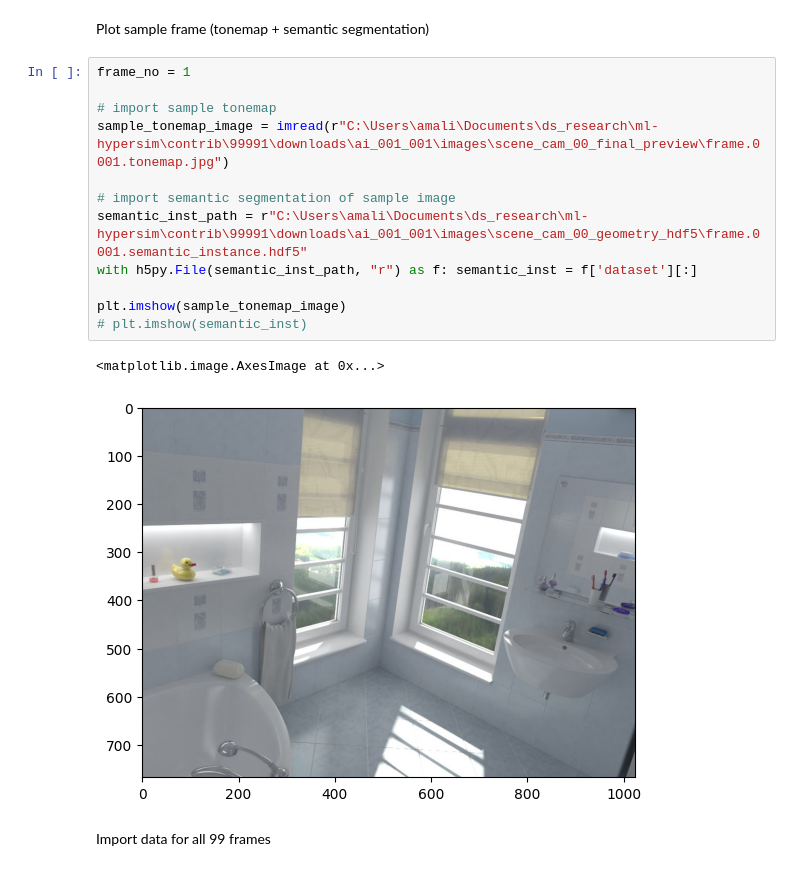
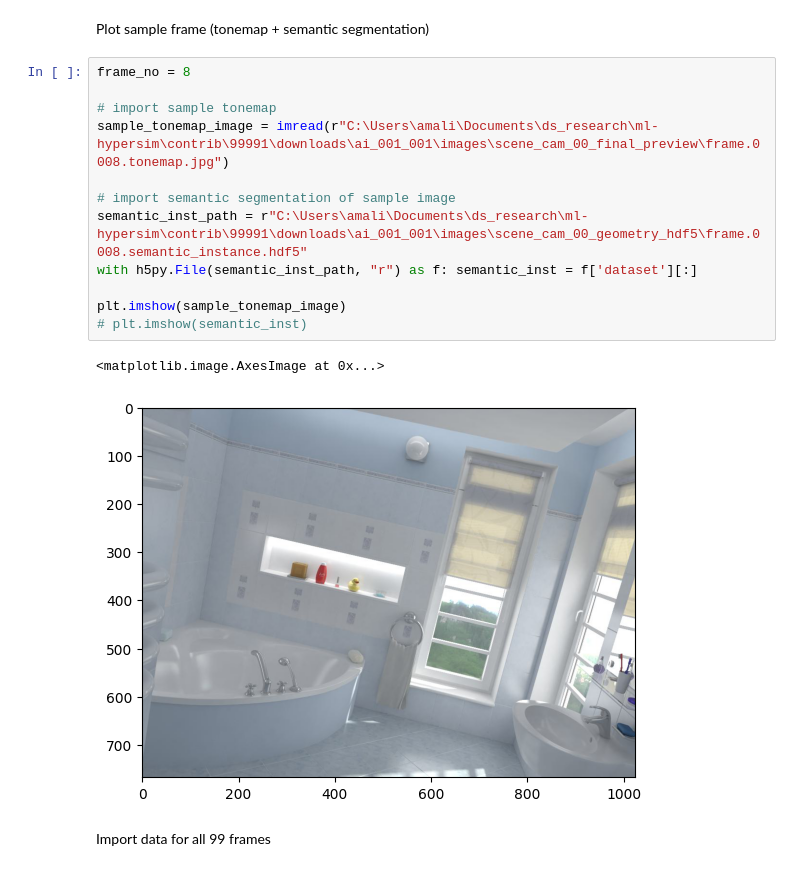
Before and after one commit to amalie-kjaer/ml-hypersim, a Jupyter notebook: graph-gen.ipynb, the cells around one changed output. Cells and saved outputs as stored; diff of their text form.

```diff
--- a/graph-gen.ipynb
+++ b/graph-gen.ipynb
@@ -16,20 +18,20 @@ import networkx as nx
 # %% [markdown]
 Plot sample frame (tonemap + semantic segmentation)
 # %%
-frame_no = 1
+frame_no = 8
 
 # import sample tonemap
-sample_tonemap_image = imread(r"C:\Users\amali\Documents\ds_research\ml-hypersim\contrib\99991\downloads\ai_001_001\images\scene_cam_00_final_preview\frame.0001.tonemap.jpg")
+sample_tonemap_image = imread(r"C:\Users\amali\Documents\ds_research\ml-hypersim\contrib\99991\downloads\ai_001_001\images\scene_cam_00_final_preview\frame.0008.tonemap.jpg")
 
 # import semantic segmentation of sample image
-semantic_inst_path = r"C:\Users\amali\Documents\ds_research\ml-hypersim\contrib\99991\downloads\ai_001_001\images\scene_cam_00_geometry_hdf5\frame.0001.semantic_instance.hdf5"
+semantic_inst_path = r"C:\Users\amali\Documents\ds_research\ml-hypersim\contrib\99991\downloads\ai_001_001\images\scene_cam_00_geometry_hdf5\frame.0008.semantic_instance.hdf5"
 with h5py.File(semantic_inst_path, "r") as f: semantic_inst = f['dataset'][:]
 
 plt.imshow(sample_tonemap_image)
 # plt.imshow(semantic_inst)
 # %% [output]
 <matplotlib.image.AxesImage at 0x...>
-[figure, old version]
+[figure, new version]
 # %% [markdown]
 Import data for all 99 frames
 # %%
```
Also changed, not shown: parts of 11 cells of this notebook, 6 other files.
